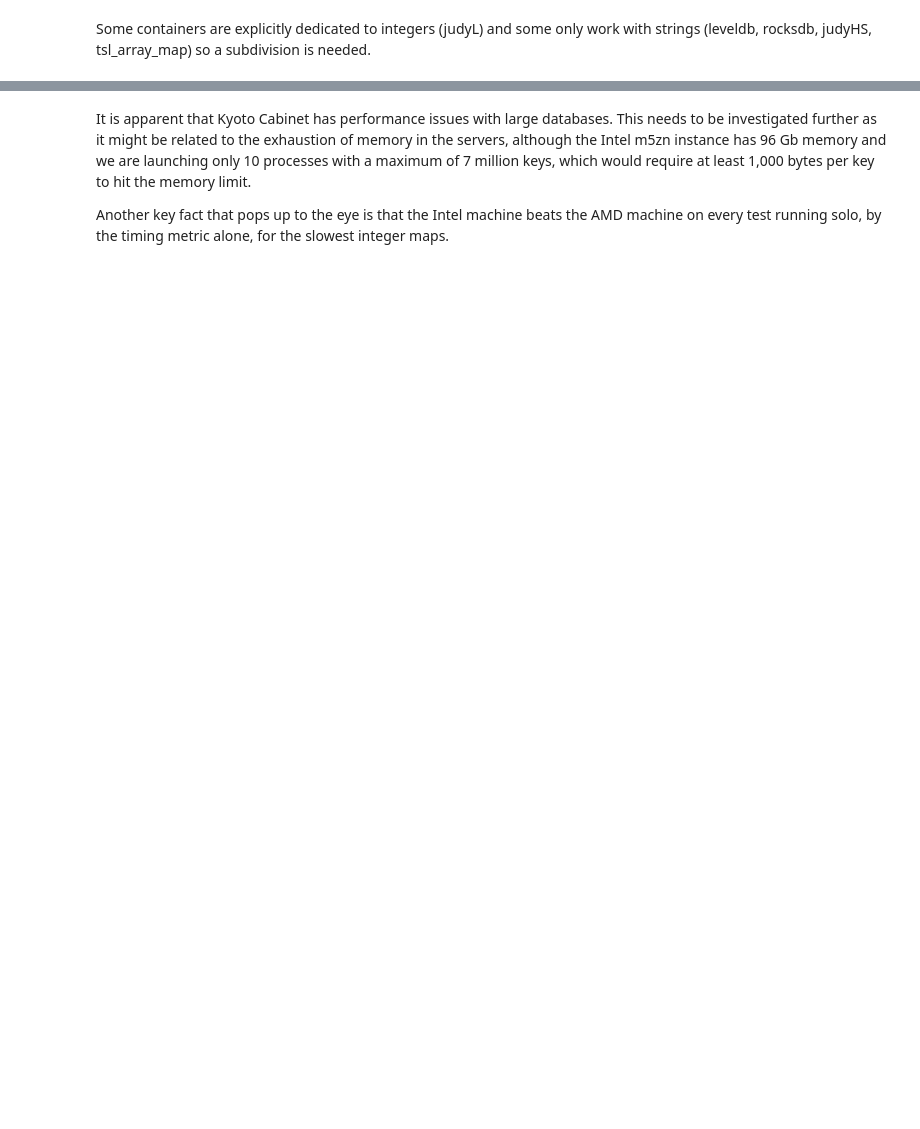
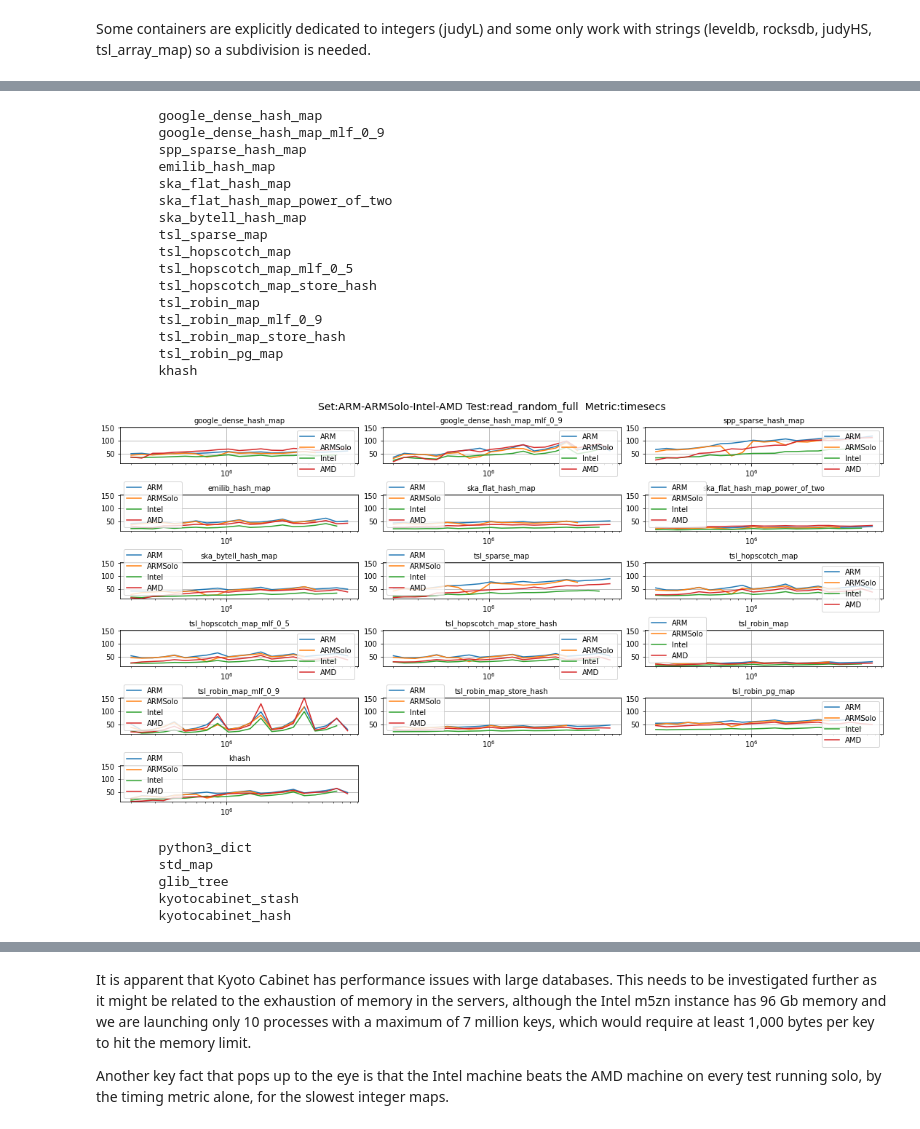
Before and after one commit to HFTrader/hash-table-shootout, a Jupyter notebook: notebook/BasicPlots.ipynb, the cells around one changed output, grey strips where cells are left out. Saved outputs shown, nothing was run; the diff lists cells and outputs as text; code cells hidden in the pictures; blank space fills up the shorter version.

```diff
--- a/notebook/BasicPlots.ipynb
+++ b/notebook/BasicPlots.ipynb
@@ -647,15 +549,0 @@ We can extend the analysis
-# %%
-other_operations = set(all_operations) - set(('read_string','read_random_full') )
-numclusters = 4
-best_of = {}
-#print( "Calculating fastest containers for:")
-for operation in sorted(other_operations):
-    values = pick_values( intelsolo, 500000, operation, 'timesecs' )
-    X = np.array( [ (math.log(lat),0) for (lat,ct) in values if lat>0 ] )
-    kmeans = KMeans(n_clusters=numclusters, random_state=0).fit( X )
-    containers = [ [ values[idx] for idx in np.where( kmeans.labels_==knum )[0] ]
-              for knum in range(numclusters)  ]
-    containers = sorted( containers, key= lambda x: x[0][0])
-    printset( operation, [ "%s:%d" % (ct,lat) for lat,ct in sorted(containers[0]) ] )
-    for lat,ct in containers[0]:
-        best_of.setdefault(ct,set()).add(operation)
@@ -679,0 +657,65 @@ delete_small_string:
+# %%
+other_operations = set(all_operations) - set(('read_string','read_random_full') )
+best_of = {}
+#print( "Calculating fastest containers for:")
+integer_vectors = {}
+string_vectors = {}
+significant_points = (200000,500000,)
+for operation in ('read_random_full','insert_random_full','delete_random_full'):
+    for numpoints in significant_points:
+        values = pick_values( intelsolo, numpoints, operation, 'timesecs' )
+        for latency,container in values:
+            if container in integer_containers and container not in integer_only_containers:
+                integer_vectors.setdefault(container,[]).append((operation,numpoints,latency))
+            if container in string_containers:
+                string_vectors.setdefault( container,[]).append((operation,numpoints,latency))
+#print( [ (ct,len(v)) for ct,v in integer_vectors.items() ] )
+# Cluster the data
+containers,values = zip( *integer_vectors.items() )
+#print(containers)
+#print(values)
+ops,points,latencies = [ [ [ v[n] for v in vc ] for vc in values ] for n in range(3) ]
+X = np.log( np.array( latencies ) )
+numclusters = 4
+kmeans = KMeans(n_clusters=numclusters, random_state=0).fit( X )
+clustered_containers = [ [ (idx,containers[idx],values[idx]) for idx in np.where( kmeans.labels_==knum )[0] ]
+              for knum in range(numclusters)  ]
+#containers = sorted( containers, key= lambda x: x[0][0])
+for k,containerset in enumerate(clustered_containers):
+    cg = kmeans.cluster_centers_[k]
+    #print( k, cg )
+    cvalues = containerset[0][2]
+    #print( cvalues )
+    #for lat,(op,size,v) in zip(cg,cvalues):
+    #    print( lat, op, size )
+    containers = [ container for idx,container,value in containerset ]
+
+    for idx,container,value in containerset:
+        print( "\t"+ container )
+    plot_containers( tests, ('timesecs',), containers, ('read_random_full',),
+                same_y=True )
+
+        #print( clustered_containers[k])
+# %% [output]
+        google_dense_hash_map
+        google_dense_hash_map_mlf_0_9
+        spp_sparse_hash_map
+        emilib_hash_map
+        ska_flat_hash_map
+        ska_flat_hash_map_power_of_two
+        ska_bytell_hash_map
+        tsl_sparse_map
+        tsl_hopscotch_map
+        tsl_hopscotch_map_mlf_0_5
+        tsl_hopscotch_map_store_hash
+        tsl_robin_map
+        tsl_robin_map_mlf_0_9
+        tsl_robin_map_store_hash
+        tsl_robin_pg_map
+        khash
+[figure, added]
+        python3_dict
+        std_map
+        glib_tree
+        kyotocabinet_stash
+        kyotocabinet_hash
```
Also changed, not shown: parts of 32 cells of this notebook, 4 other files.
